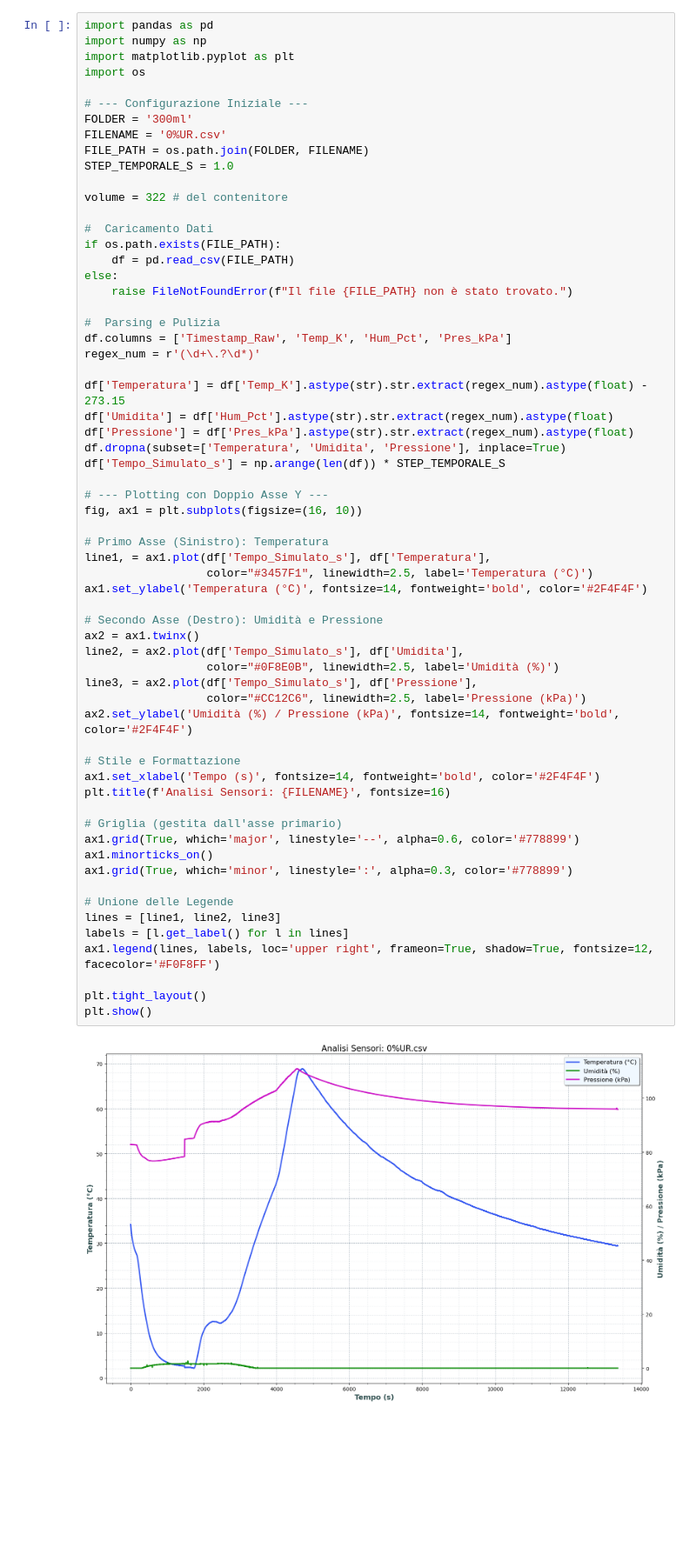
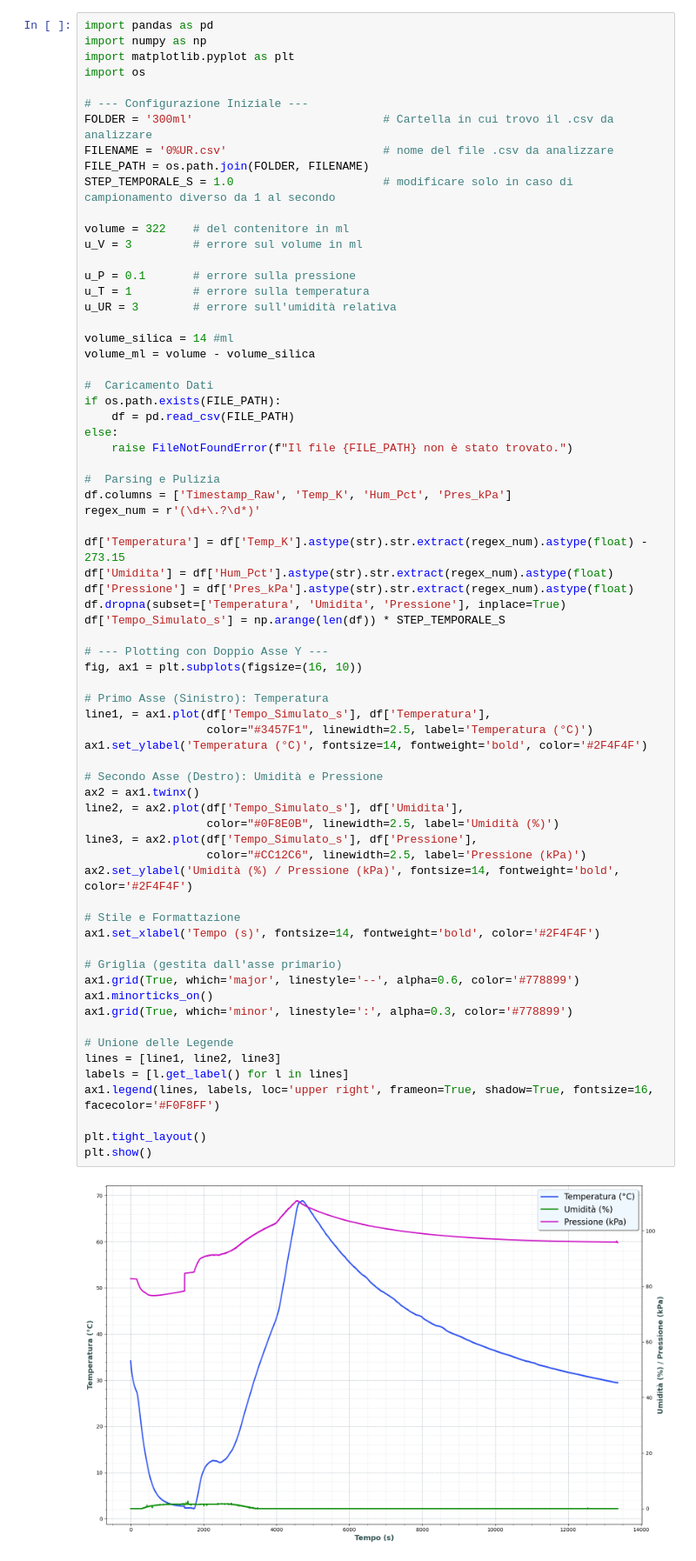
Before and after one commit to oblivion0218/BME280, a Jupyter notebook: Analisi.ipynb, the cells around one changed output. Shown at 87% size. Cells and saved outputs as stored; diff of their text form; blank space fills up the shorter version.

```diff
--- a/Analisi.ipynb
+++ b/Analisi.ipynb
@@ -5,12 +5,20 @@ import matplotlib.pyplot as plt
 import os
 
 # --- Configurazione Iniziale ---
-FOLDER = '300ml'
-FILENAME = '0%UR.csv'
+FOLDER = '300ml'                            # Cartella in cui trovo il .csv da analizzare
+FILENAME = '0%UR.csv'                       # nome del file .csv da analizzare
 FILE_PATH = os.path.join(FOLDER, FILENAME)
-STEP_TEMPORALE_S = 1.0
+STEP_TEMPORALE_S = 1.0                      # modificare solo in caso di campionamento diverso da 1 al secondo
 
-volume = 322 # del contenitore
+volume = 322    # del contenitore in ml
+u_V = 3         # errore sul volume in ml
+
+u_P = 0.1       # errore sulla pressione
+u_T = 1         # errore sulla temperatura
+u_UR = 3        # errore sull'umidità relativa
+
+volume_silica = 14 #ml
+volume_ml = volume - volume_silica
 
 #  Caricamento Dati
 if os.path.exists(FILE_PATH):
@@ -32,34 +40,33 @@ df['Tempo_Simulato_s'] = np.arange(len(df)) * STEP_TEMPORALE_S
 fig, ax1 = plt.subplots(figsize=(16, 10))
 
 # Primo Asse (Sinistro): Temperatura
 line1, = ax1.plot(df['Tempo_Simulato_s'], df['Temperatura'],
                   color="#3457F1", linewidth=2.5, label='Temperatura (°C)')
 ax1.set_ylabel('Temperatura (°C)', fontsize=14, fontweight='bold', color='#2F4F4F')
 
 # Secondo Asse (Destro): Umidità e Pressione
 ax2 = ax1.twinx()
 line2, = ax2.plot(df['Tempo_Simulato_s'], df['Umidita'],
                   color="#0F8E0B", linewidth=2.5, label='Umidità (%)')
 line3, = ax2.plot(df['Tempo_Simulato_s'], df['Pressione'],
                   color="#CC12C6", linewidth=2.5, label='Pressione (kPa)')
 ax2.set_ylabel('Umidità (%) / Pressione (kPa)', fontsize=14, fontweight='bold', color='#2F4F4F')
 
 # Stile e Formattazione
 ax1.set_xlabel('Tempo (s)', fontsize=14, fontweight='bold', color='#2F4F4F')
-plt.title(f'Analisi Sensori: {FILENAME}', fontsize=16)
 
 # Griglia (gestita dall'asse primario)
 ax1.grid(True, which='major', linestyle='--', alpha=0.6, color='#778899')
 ax1.minorticks_on()
 ax1.grid(True, which='minor', linestyle=':', alpha=0.3, color='#778899')
 
 # Unione delle Legende
 lines = [line1, line2, line3]
 labels = [l.get_label() for l in lines]
-ax1.legend(lines, labels, loc='upper right', frameon=True, shadow=True, fontsize=12, facecolor='#F0F8FF')
+ax1.legend(lines, labels, loc='upper right', frameon=True, shadow=True, fontsize=16, facecolor='#F0F8FF')
 
 plt.tight_layout()
 plt.show()
 # %% [output]
-[figure, old version]
+[figure, new version]
 # %%
```
Also changed, not shown: parts of 8 cells of this notebook, 9 other files.
